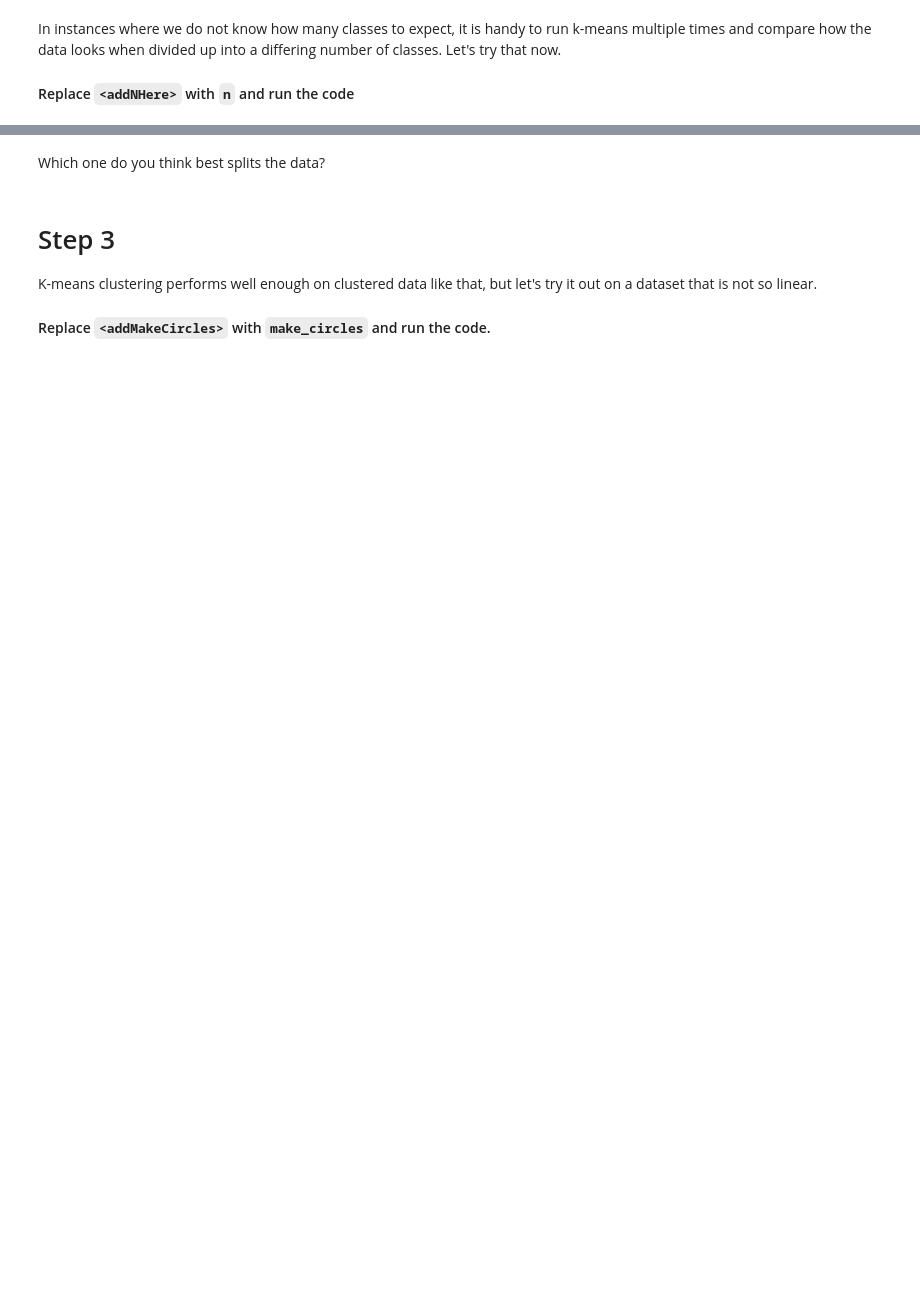
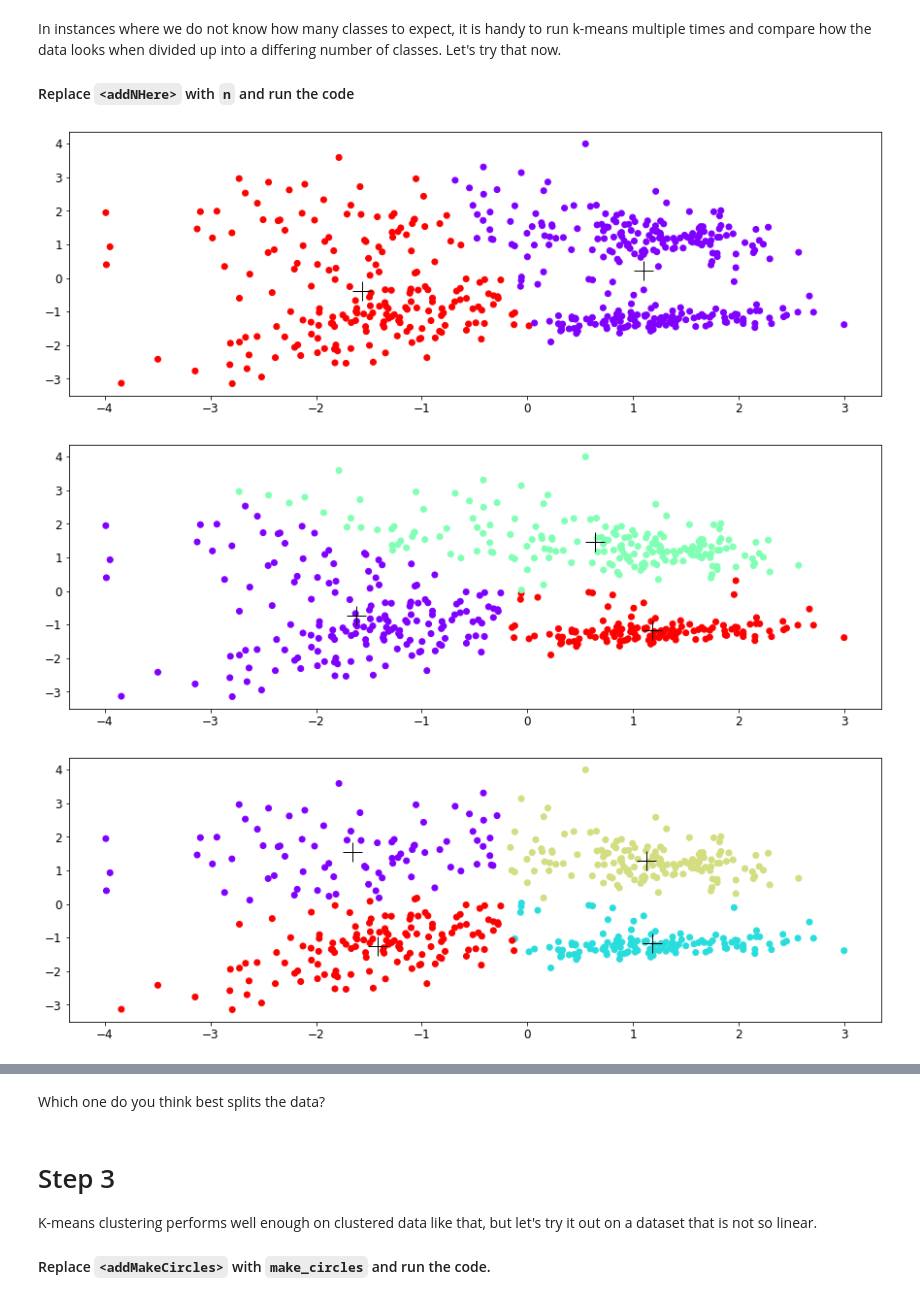
Before and after one commit to AnhelySanchez/ms-learn-ml-crash-course-python, a Jupyter notebook: 12. Clustering - Python.ipynb, the cells around one changed output, grey strips where cells are left out. Drawn from its saved outputs; the diff is of its cells as text; code cells hidden in the pictures; blank space fills up the shorter version.

```diff
--- a/12. Clustering - Python.ipynb
+++ b/12. Clustering - Python.ipynb
@@ -119,12 +123,16 @@ In instances where we do not know how many classes to expect, it is handy to run
 # %%
 ###
 # REPLACE <addNHere> BELOW WITH n
 ###
-for <addNHere> in range(2,6):
-    k_means = KMeans(n_clusters = <addNHere>).fit(cluster_data)
+for n in range(2,6):
+    k_means = KMeans(n_clusters = n).fit(cluster_data)
 ###
 
     for mean in k_means.cluster_centers_:
         graph.plot(mean[0], mean[1], 'ko', marker = '+', markersize = 20)
     graph.scatter(cluster_data.T[0], cluster_data.T[1], c = k_means.labels_)
     graph.show()
+# %% [output]
+[figure, added]
+[figure, added]
+[figure, added]
```
Also changed, not shown: parts of 13 cells of this notebook.
